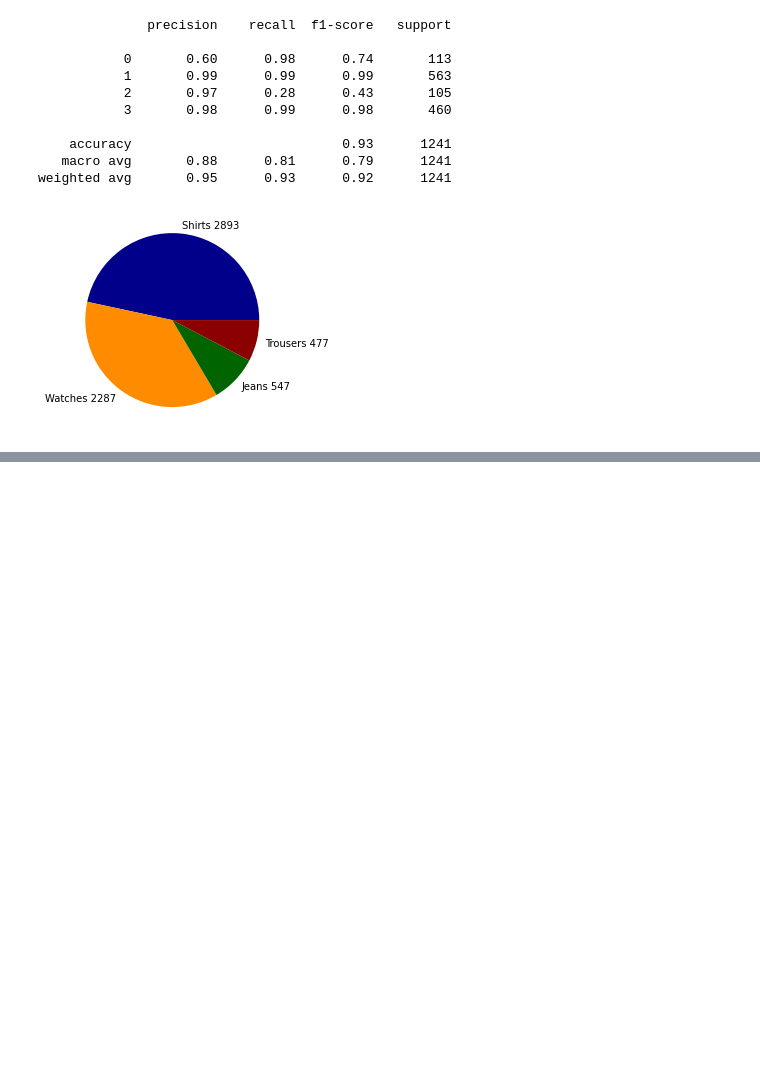
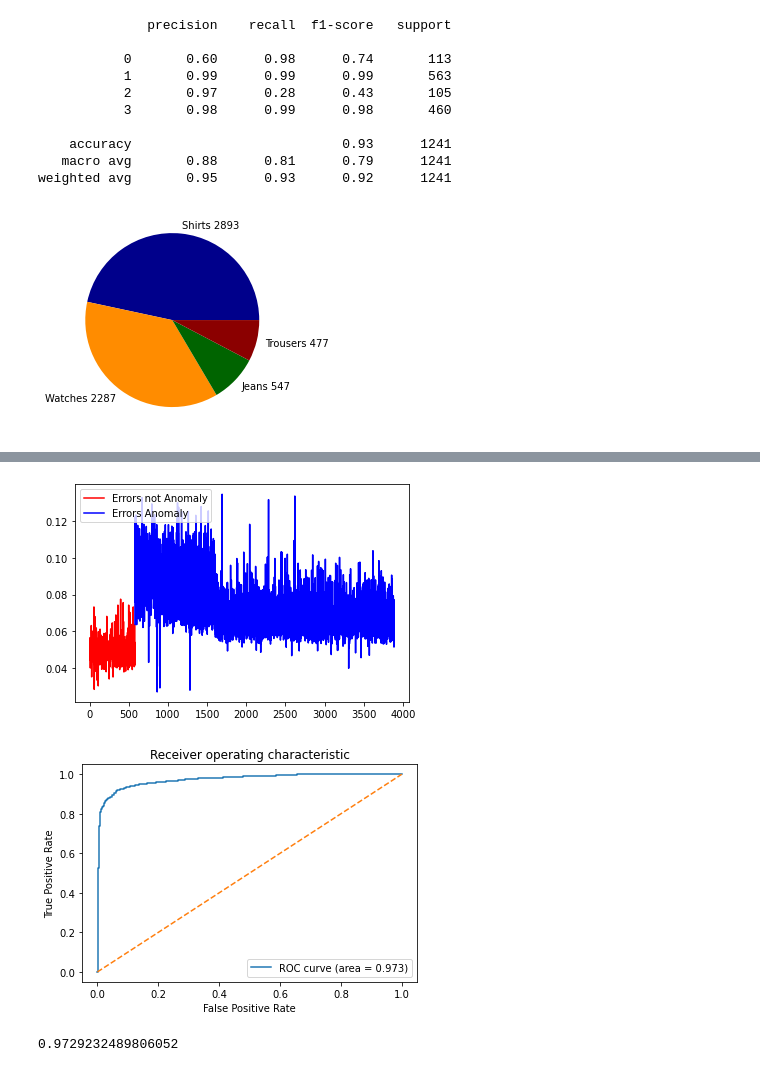
Before and after one commit to Elmaravilla7/ProjML, a Jupyter notebook: Untitled.ipynb, the cells around one changed output, grey strips where cells are left out. Drawn from its saved outputs; the diff is of its cells as text; code cells hidden in the pictures; blank space fills up the shorter version.

```diff
--- a/Untitled.ipynb
+++ b/Untitled.ipynb
@@ -454,0 +402,25 @@ KeyError: 'class'
+# %%
+from sklearn.preprocessing import MinMaxScaler
+
+g_x,g_y=loadXY(correctData)
+n_x,n_y=loadXY(anomalyData)
+good_x_train, good_x_test, good_y_train, good_y_test = train_test_split(g_x,g_y,test_size=0.2,shuffle=True)
+an_x_train, an_x_test, an_y_train, an_y_test = train_test_split(n_x,n_y,test_size=0.2,shuffle=True)
+
+p_g=model.predict(good_x_test)
+r_g=good_x_test
+p_b=model.predict(n_x)
+r_b=n_x
+
+# print(p_g.shape,r_g.shape,p_b.shape,r_b.shape)
+errors(r_g,r_b,p_g,p_b)
+values=np.concatenate((good_x_test,n_x))
+labels=np.concatenate((good_y_test,n_y))
+
+predictions=model.predict(values)
+
+roc(values,predictions,labels,plot=True)
+# %% [output]
+[figure, added]
+[figure, added]
+0.9729232489806052
```
Also changed, not shown: parts of 14 cells of this notebook.
